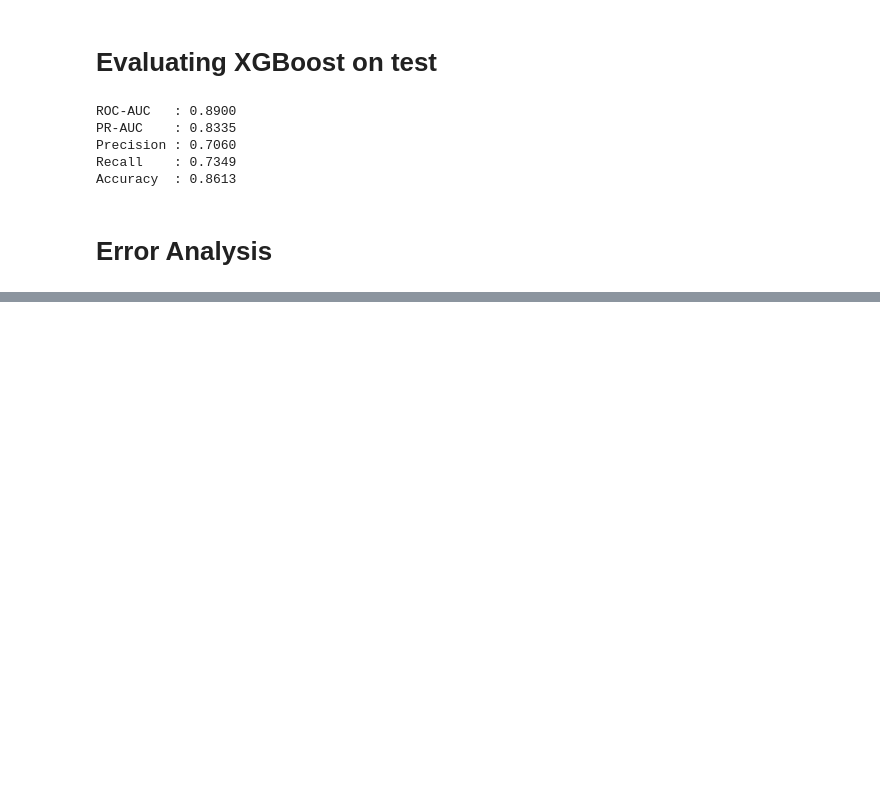
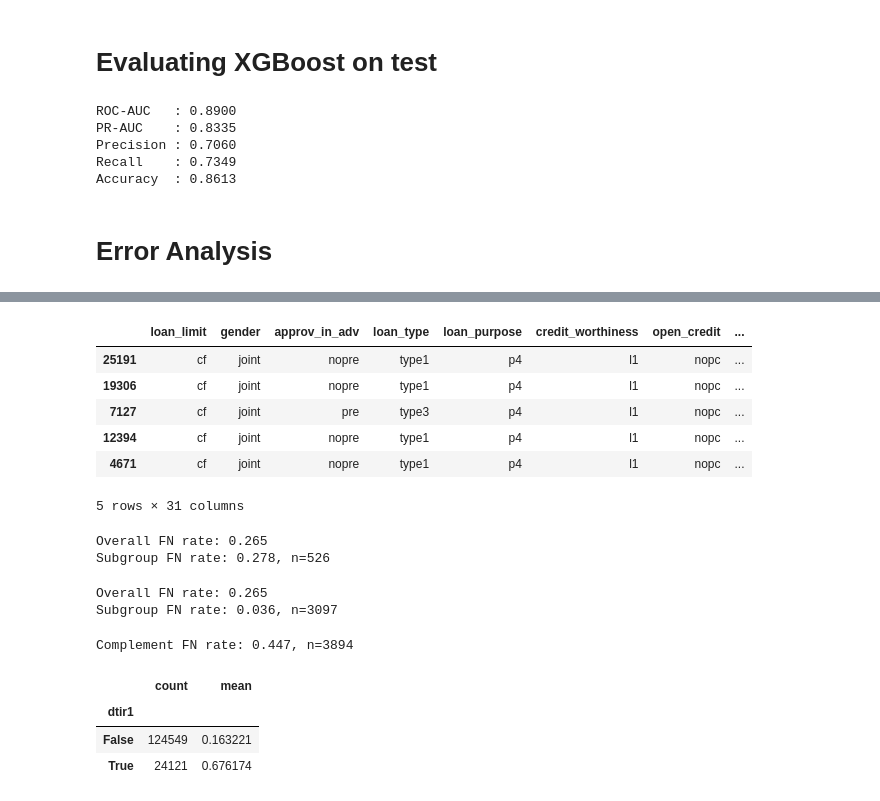
Before and after one commit to samisiraj/loan-default-prediction, a Jupyter notebook: notebooks/04_comapre_and_error_analysis.ipynb, the cells around one changed output, grey strips where cells are left out. Drawn from its saved outputs; the diff is of its cells as text; code cells hidden in the pictures; blank space fills up the shorter version.

Commit message:
add: evaluated final model on test dataset and did error analysis

```diff
--- a/notebooks/04_comapre_and_error_analysis.ipynb
+++ b/notebooks/04_comapre_and_error_analysis.ipynb
@@ -578,0 +600,56 @@ Accuracy  : 0.8613
+# %%
+df_test['prediction_prob'] = prediction_prob
+df_test['prediction'] = prediction
+# %%
+df_test_fn = df_test[(df_test['prediction'] == 0) & (df_test['status'] == 1)]
+df_test_fp = df_test[(df_test['prediction'] == 1) & (df_test['status'] == 0)]
+df_test_tn = df_test[(df_test['prediction'] == 0) & (df_test['status'] == 0)]
+df_test_tp = df_test[(df_test['prediction'] == 1) & (df_test['status'] == 1)]
+# %%
+df_test_fn.sort_values(by=['prediction_prob'], ascending=True).head(5)
+# %% [output]
+|  | loan_limit | gender | approv_in_adv | loan_type | loan_purpose | credit_worthiness | open_credit | ... |
+| 25191 | cf | joint | nopre | type1 | p4 | l1 | nopc | ... |
+| 19306 | cf | joint | nopre | type1 | p4 | l1 | nopc | ... |
+| 7127 | cf | joint | pre | type3 | p4 | l1 | nopc | ... |
+| 12394 | cf | joint | nopre | type1 | p4 | l1 | nopc | ... |
+| 4671 | cf | joint | nopre | type1 | p4 | l1 | nopc | ... |
+5 rows × 31 columns
+# %%
+overall_fn_rate = len(df_test_fn) / len(df_test[df_test['status'] == 1])
+
+subgroup = df_test[(df_test['gender'] == 'joint') & (df_test['loan_purpose'] == 'p4')]
+subgroup_actual_positive = subgroup[subgroup['status'] == 1]
+subgroup_fn_rate = len(subgroup[(subgroup['prediction'] == 0) & (subgroup['status'] == 1)]) / len(subgroup_actual_positive)
+
+print(f"Overall FN rate: {overall_fn_rate:.3f}")
+print(f"Subgroup FN rate: {subgroup_fn_rate:.3f}, n={len(subgroup_actual_positive)}")
+# %% [output]
+Overall FN rate: 0.265
+Subgroup FN rate: 0.278, n=526
+# %%
+overall_fn_rate = len(df_test_fn) / len(df_test[df_test['status'] == 1])
+
+subgroup = df_test[df_test['dtir1_was_missing'] == 1]
+subgroup_actual_positive = subgroup[subgroup['status'] == 1]
+subgroup_fn_rate = len(subgroup[(subgroup['prediction'] == 0) & (subgroup['status'] == 1)]) / len(subgroup_actual_positive)
+
+print(f"Overall FN rate: {overall_fn_rate:.3f}")
+print(f"Subgroup FN rate: {subgroup_fn_rate:.3f}, n={len(subgroup_actual_positive)}")
+# %% [output]
+Overall FN rate: 0.265
+Subgroup FN rate: 0.036, n=3097
+# %%
+subgroup2 = df_test[df_test['dtir1_was_missing'] == 0]
+subgroup2_actual_positive = subgroup2[subgroup2['status'] == 1]
+subgroup2_fn_rate = len(subgroup2[(subgroup2['prediction'] == 0) & (subgroup2['status'] == 1)]) / len(subgroup2_actual_positive)
+print(f"Complement FN rate: {subgroup2_fn_rate:.3f}, n={len(subgroup2_actual_positive)}")
+# %% [output]
+Complement FN rate: 0.447, n=3894
+# %%
+df.groupby(df["dtir1"].isna())["status"].agg(["count", "mean"])
+# %% [output]
+|  | count | mean |
+| dtir1 |  |  |
+| False | 124549 | 0.163221 |
+| True | 24121 | 0.676174 |
```
Also changed, not shown: parts of 7 cells of this notebook, 2 other files.
